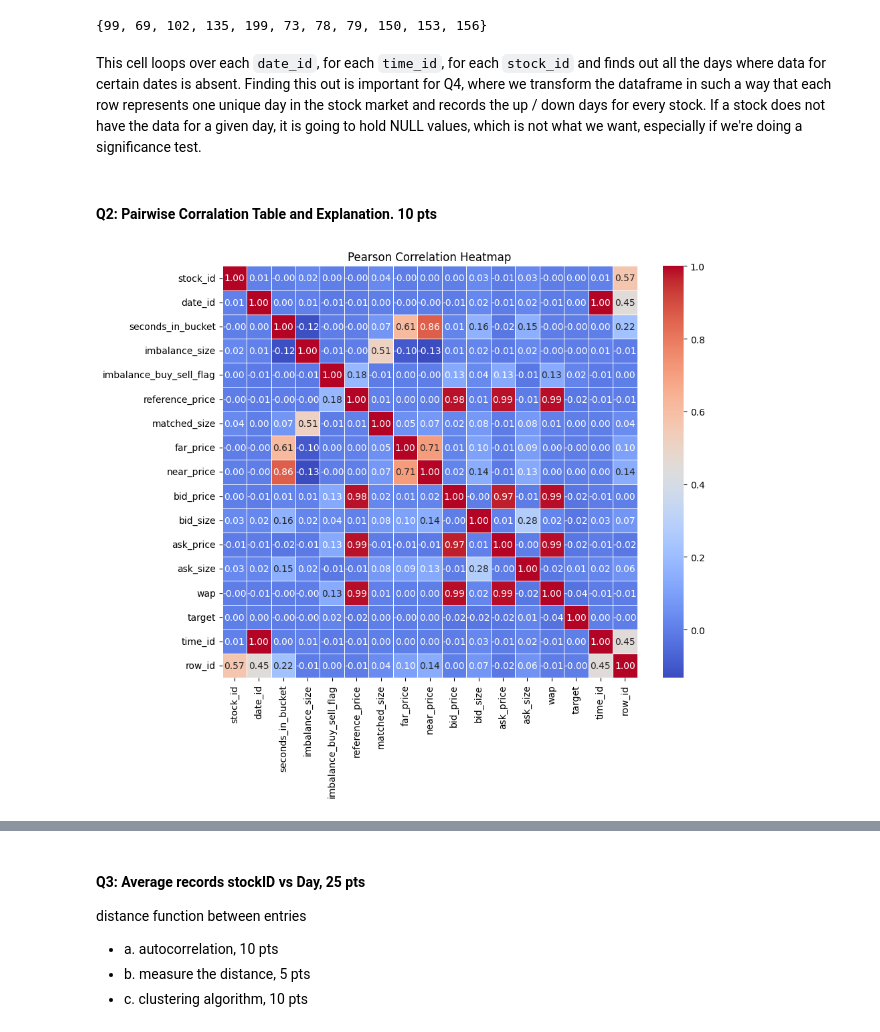
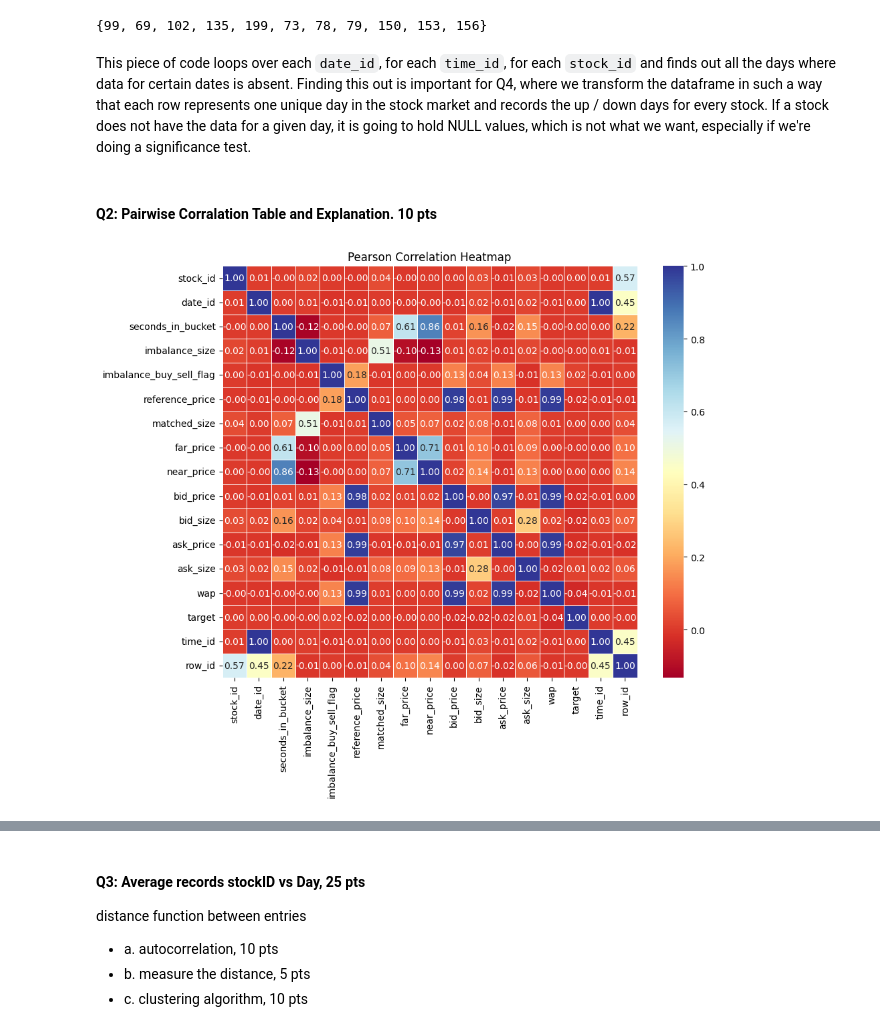
Before and after one commit to fundekaustubh/optiver-trading-challenge, a Jupyter notebook: optiver-2023-basic-submission-demo.ipynb, the cells around one changed output, grey strips where cells are left out. Cells and saved outputs as stored; diff of their text form; code cells hidden in the pictures.

```diff
--- a/optiver-2023-basic-submission-demo.ipynb
+++ b/optiver-2023-basic-submission-demo.ipynb
@@ -230,10 +239,21 @@ row_id                           0
 dtype: int64
 # %% [markdown]
 Thus, we have removed all NULL values. The only NULL values that remain are the `far_price` and `near_price`. We will deal with them in the following manner - if `seconds_in_bucket` is ≤ 300, then we imput NULL with 0. Otherwise, we impute it as the average of previous and next values.
-# %%
-seconds_in_bucket_condition = (df['seconds_in_bucket'] <= 300)
-far_price_condition = (df['far_price'].isna())
-near_price_condition = (df['near_price'].isna())
-df.loc[seconds_in_bucket_condition & far_price_condition, 'far_price'] = 0
-df.loc[seconds_in_bucket_condition & near_price_condition, 'near_price'] = 0
+# %%
+# Create a condition to filter rows where the 'seconds_in_bucket' column is less than or equal to 300
+secondsInBucketCondition = (df['seconds_in_bucket'] <= 300)
+
+# Create a condition to filter rows where the 'far_price' column is missing (NaN)
+farPriceCondition = (df['far_price'].isna())
+
+# Create a condition to filter rows where the 'near_price' column is missing (NaN)
+nearPriceCondition = (df['near_price'].isna())
+
+# For rows that satisfy both conditions (seconds_in_bucket <= 300 and far_price is missing),
+# set the 'far_price' value to 0
+df.loc[secondsInBucketCondition & farPriceCondition, 'far_price'] = 0
+
+# For rows that satisfy both conditions (seconds_in_bucket <= 300 and near_price is missing),
+# set the 'near_price' value to 0
+df.loc[secondsInBucketCondition & nearPriceCondition, 'near_price'] = 0
 # %% [markdown]
@@ -307,6 +339,6 @@ print(stocksWithMissingDays)
 # %% [output]
 {99, 69, 102, 135, 199, 73, 78, 79, 150, 153, 156}
 # %% [markdown]
-This cell loops over each `date_id`, for each `time_id`, for each `stock_id` and finds out all the days where data for certain dates is absent. Finding this out is important for Q4, where we transform the dataframe in such a way that each row represents one unique day in the stock market and records the up / down days for every stock. If a stock does not have the data for a given day, it is going to hold NULL values, which is not what we want, especially if we're doing a significance test.
+This piece of code loops over each `date_id`, for each `time_id`, for each `stock_id` and finds out all the days where data for certain dates is absent. Finding this out is important for Q4, where we transform the dataframe in such a way that each row represents one unique day in the stock market and records the up / down days for every stock. If a stock does not have the data for a given day, it is going to hold NULL values, which is not what we want, especially if we're doing a significance test.
 # %% [markdown]
 #### Q2: Pairwise Corralation Table and Explanation. 10 pts
@@ -315,9 +345,26 @@ correlation_matrix = df.corr(method='pearson')
-# %%
-plt.figure(figsize=(10, 8))
-sns.heatmap(correlation_matrix, annot=True, cmap='coolwarm', fmt=".2f", linewidths=.5)
-plt.title('Pearson Correlation Heatmap')
-plt.show()
-# %% [output]
-[figure, removed]
+# %%
+# Calculate the Pearson correlation matrix for the DataFrame 'df'
+# The Pearson correlation measures linear relationships between numeric columns
+# and quantifies the strength and direction of the linear association between variables
+correlationMatrix = df.corr(method='pearson')
+# %%
+# Create a figure with a specific size (10 inches in width and 8 inches in height)
+plt.figure(figsize=(10, 8))
+
+# Create a heatmap of the Pearson correlation matrix
+# - 'correlationMatrix' is the matrix of Pearson correlation coefficients between variables.
+# - 'annot=True' displays the actual correlation values on the heatmap.
+# - 'cmap='RdYlBu'' specifies the colormap to use for color-coding the values.
+# - 'fmt=".2f"' formats the displayed values as two decimal places.
+# - 'linewidths=.5' adds grid lines to separate the cells in the heatmap.
+sns.heatmap(correlationMatrix, annot=True, cmap='RdYlBu', fmt=".2f", linewidths=.5)
+
+# Set the title of the heatmap
+plt.title('Pearson Correlation Heatmap')
+
+# Show the heatmap
+plt.show()
+# %% [output]
+[figure, added]
 # %% [markdown]
 Reasons for high correlation values:
```
Also changed, not shown: parts of 19 cells of this notebook.
